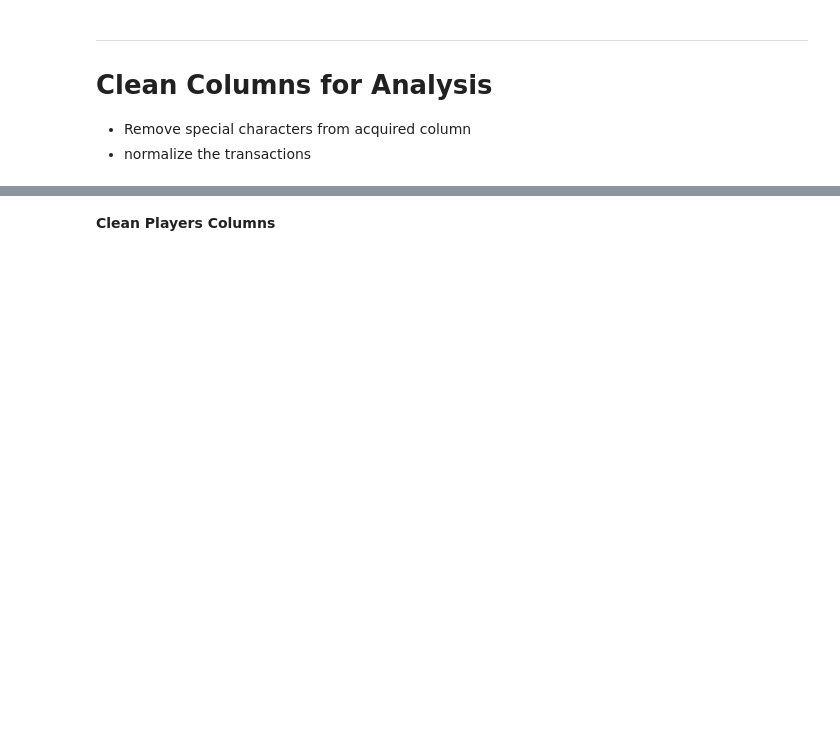
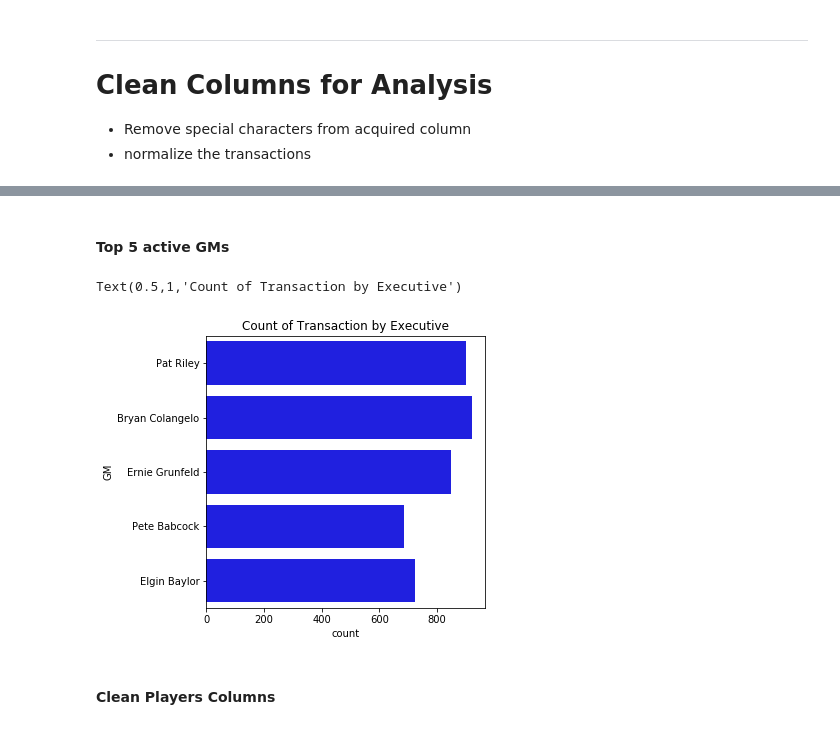
Before and after one commit to rberns28/NBA-GM-Scorer, a Jupyter notebook: ProjectV1.ipynb, the cells around one changed output, grey strips where cells are left out. Cells and saved outputs as stored; diff of their text form; code cells hidden in the pictures; blank space fills up the shorter version.

```diff
--- a/ProjectV1.ipynb
+++ b/ProjectV1.ipynb
@@ -136,5 +144,21 @@ gmCnt2.set_title("Count of Transaction by GM")
+# %% [markdown]
+#### Top 5 active GMs
+# %%
+plt.figure(figsize=(5,5))
+# newFin = finalDat.groupby(finalDat['GM']).count().sort_values("team",ascending=False).reset_index().head()
+
+topGmsTransactions = ("Bryan Colangelo","Pat Riley","Ernie Grunfeld","Elgin Baylor", "Pete Babcock")
+newFin = finalDat[(finalDat["GM"].isin(topGmsTransactions))]
+# newFin.info()
+# newFin.sort_values("count",ascending=False)
+# newFin.sort_values("team",ascending=False)
+gmCnt2 = sns.countplot(y='GM', data=newFin,color='blue')
+gmCnt2.set_title("Count of Transaction by Executive")
+# %% [output]
+Text(0.5,1,'Count of Transaction by Executive')
+[figure, added]
 # %% [markdown]
-**Clean Players Columns**
+#### Clean Players Columns
 # %%
 finalDat.head()
 # %% [output]
```
Also changed, not shown: parts of 41 cells of this notebook.
